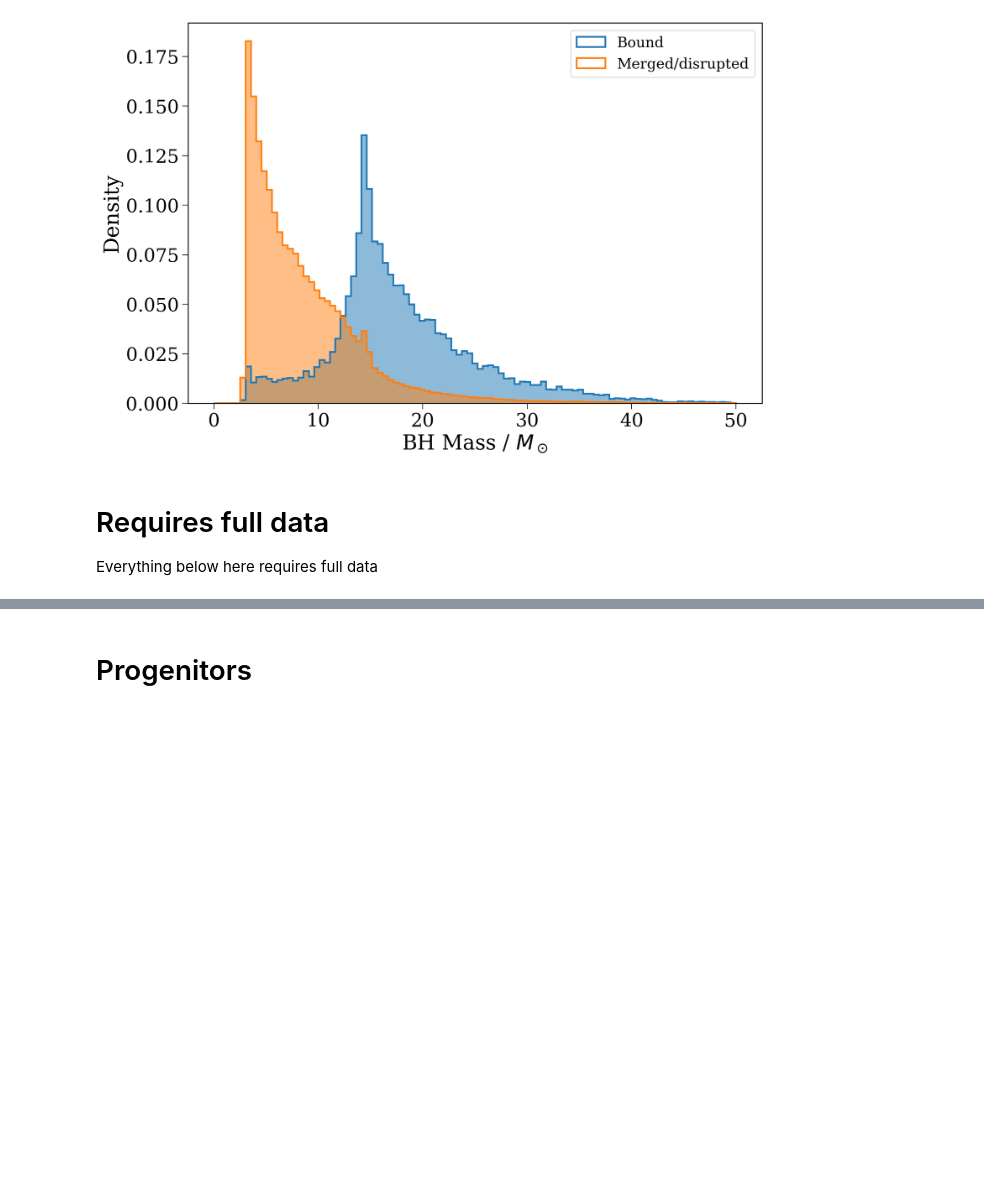
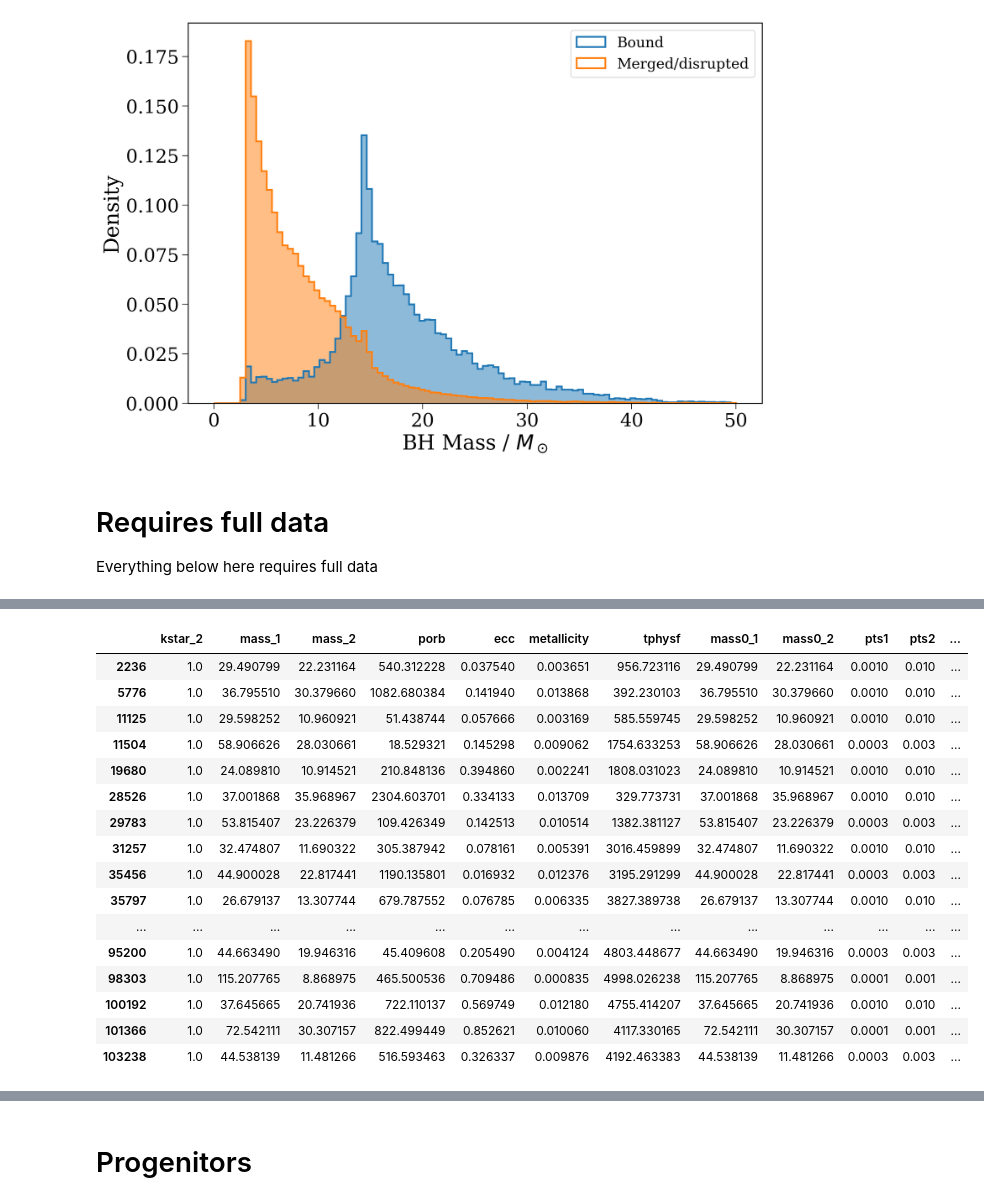
Before and after one commit to TomWagg/underworld, a Jupyter notebook: analysis/fiducial.ipynb, the cells around one changed output, grey strips where cells are left out. Drawn from its saved outputs; the diff is of its cells as text; code cells hidden in the pictures; blank space fills up the shorter version.

```diff
--- a/analysis/fiducial.ipynb
+++ b/analysis/fiducial.ipynb
@@ -434,0 +493,20 @@ Everything below here requires full data
+# %%
+pop_full_low_beta.initC[bh_ns_low_beta][:35]
+# %% [output]
+|  | kstar_2 | mass_1 | mass_2 | porb | ecc | metallicity | tphysf | mass0_1 | mass0_2 | pts1 | pts2 | ... |
+| 2236 | 1.0 | 29.490799 | 22.231164 | 540.312228 | 0.037540 | 0.003651 | 956.723116 | 29.490799 | 22.231164 | 0.0010 | 0.010 | ... |
+| 5776 | 1.0 | 36.795510 | 30.379660 | 1082.680384 | 0.141940 | 0.013868 | 392.230103 | 36.795510 | 30.379660 | 0.0010 | 0.010 | ... |
+| 11125 | 1.0 | 29.598252 | 10.960921 | 51.438744 | 0.057666 | 0.003169 | 585.559745 | 29.598252 | 10.960921 | 0.0010 | 0.010 | ... |
+| 11504 | 1.0 | 58.906626 | 28.030661 | 18.529321 | 0.145298 | 0.009062 | 1754.633253 | 58.906626 | 28.030661 | 0.0003 | 0.003 | ... |
+| 19680 | 1.0 | 24.089810 | 10.914521 | 210.848136 | 0.394860 | 0.002241 | 1808.031023 | 24.089810 | 10.914521 | 0.0010 | 0.010 | ... |
+| 28526 | 1.0 | 37.001868 | 35.968967 | 2304.603701 | 0.334133 | 0.013709 | 329.773731 | 37.001868 | 35.968967 | 0.0010 | 0.010 | ... |
+| 29783 | 1.0 | 53.815407 | 23.226379 | 109.426349 | 0.142513 | 0.010514 | 1382.381127 | 53.815407 | 23.226379 | 0.0003 | 0.003 | ... |
+| 31257 | 1.0 | 32.474807 | 11.690322 | 305.387942 | 0.078161 | 0.005391 | 3016.459899 | 32.474807 | 11.690322 | 0.0010 | 0.010 | ... |
+| 35456 | 1.0 | 44.900028 | 22.817441 | 1190.135801 | 0.016932 | 0.012376 | 3195.291299 | 44.900028 | 22.817441 | 0.0003 | 0.003 | ... |
+| 35797 | 1.0 | 26.679137 | 13.307744 | 679.787552 | 0.076785 | 0.006335 | 3827.389738 | 26.679137 | 13.307744 | 0.0010 | 0.010 | ... |
+| ... | ... | ... | ... | ... | ... | ... | ... | ... | ... | ... | ... | ... |
+| 95200 | 1.0 | 44.663490 | 19.946316 | 45.409608 | 0.205490 | 0.004124 | 4803.448677 | 44.663490 | 19.946316 | 0.0003 | 0.003 | ... |
+| 98303 | 1.0 | 115.207765 | 8.868975 | 465.500536 | 0.709486 | 0.000835 | 4998.026238 | 115.207765 | 8.868975 | 0.0001 | 0.001 | ... |
+| 100192 | 1.0 | 37.645665 | 20.741936 | 722.110137 | 0.569749 | 0.012180 | 4755.414207 | 37.645665 | 20.741936 | 0.0010 | 0.010 | ... |
+| 101366 | 1.0 | 72.542111 | 30.307157 | 822.499449 | 0.852621 | 0.010060 | 4117.330165 | 72.542111 | 30.307157 | 0.0001 | 0.001 | ... |
+| 103238 | 1.0 | 44.538139 | 11.481266 | 516.593463 | 0.326337 | 0.009876 | 4192.463383 | 44.538139 | 11.481266 | 0.0003 | 0.003 | ... |
```
Also changed, not shown: parts of 12 cells of this notebook, 9 other files.
